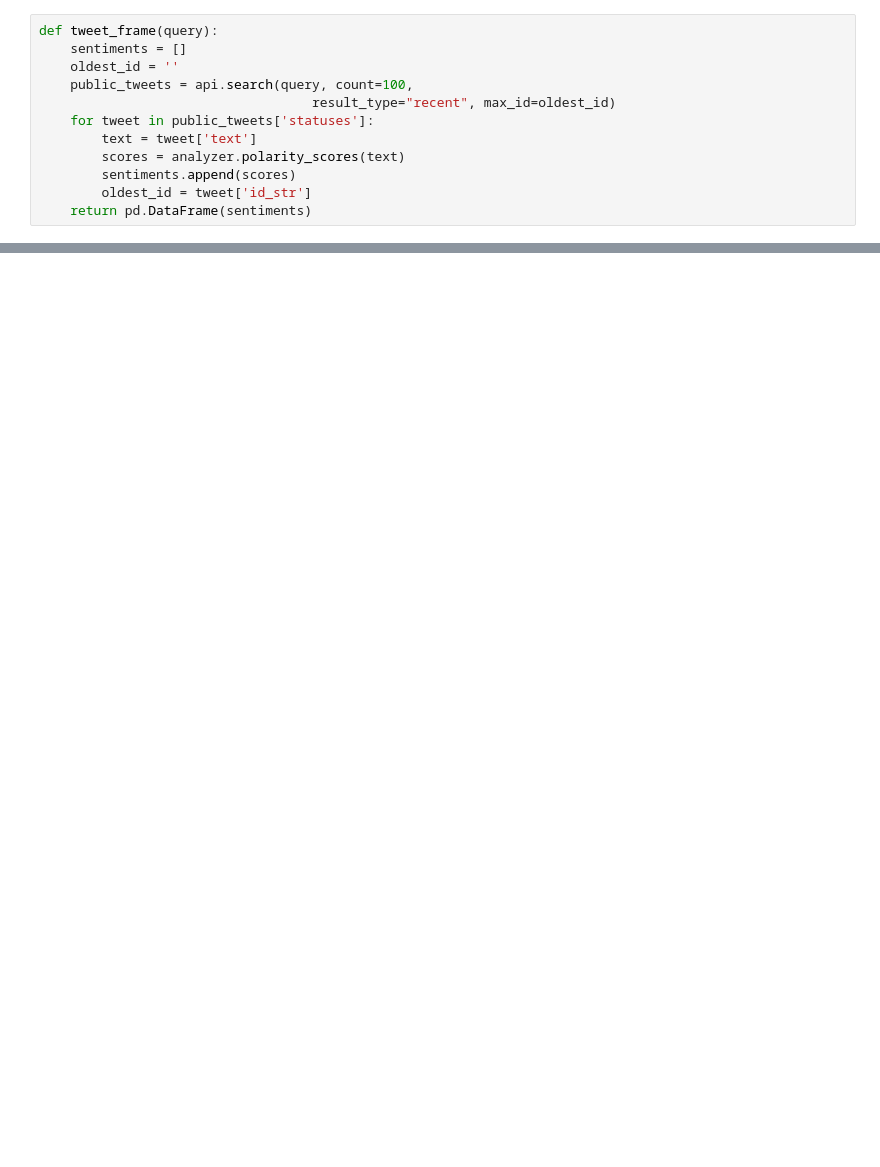
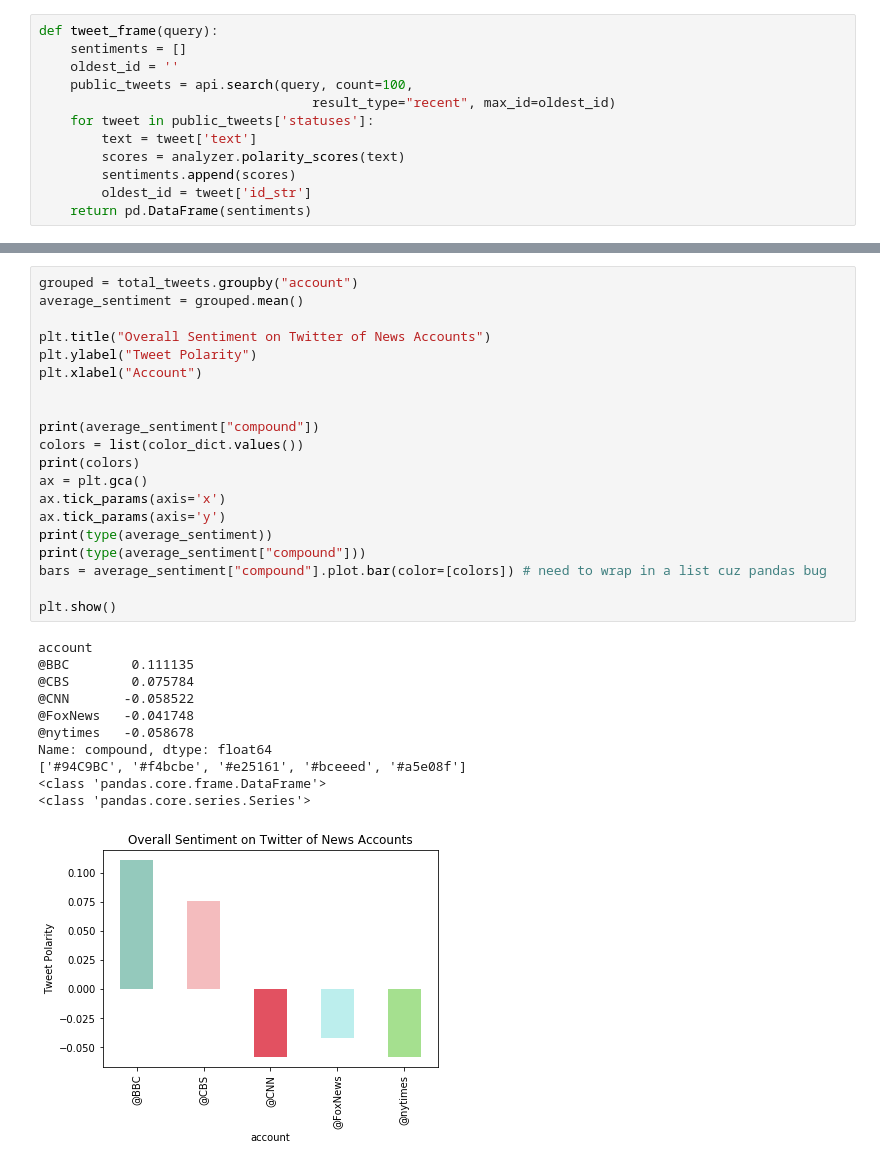
Before and after one commit to nalehc/news_sentiment, a Jupyter notebook: news_analyzer.ipynb, the cells around one changed output, grey strips where cells are left out. Drawn from its saved outputs; the diff is of its cells as text; blank space fills up the shorter version.

```diff
--- a/news_analyzer.ipynb
+++ b/news_analyzer.ipynb
@@ -61,0 +69,32 @@ sentiments_df.to_csv(query + ".csv")
+# %%
+grouped = total_tweets.groupby("account")
+average_sentiment = grouped.mean()
+
+plt.title("Overall Sentiment on Twitter of News Accounts")
+plt.ylabel("Tweet Polarity")
+plt.xlabel("Account")
+
+
+print(average_sentiment["compound"])
+colors = list(color_dict.values())
+print(colors)
+ax = plt.gca()
+ax.tick_params(axis='x')
+ax.tick_params(axis='y')
+print(type(average_sentiment))
+print(type(average_sentiment["compound"]))
+bars = average_sentiment["compound"].plot.bar(color=[colors]) # need to wrap in a list cuz pandas bug
+
+plt.show()
+# %% [output]
+account
+@BBC        0.111135
+@CBS        0.075784
+@CNN       -0.058522
+@FoxNews   -0.041748
+@nytimes   -0.058678
+Name: compound, dtype: float64
+['#94C9BC', '#f4bcbe', '#e25161', '#bceeed', '#a5e08f']
+<class 'pandas.core.frame.DataFrame'>
+<class 'pandas.core.series.Series'>
+[figure, added]
```
Also changed, not shown: parts of 4 cells of this notebook, 15 other files.
